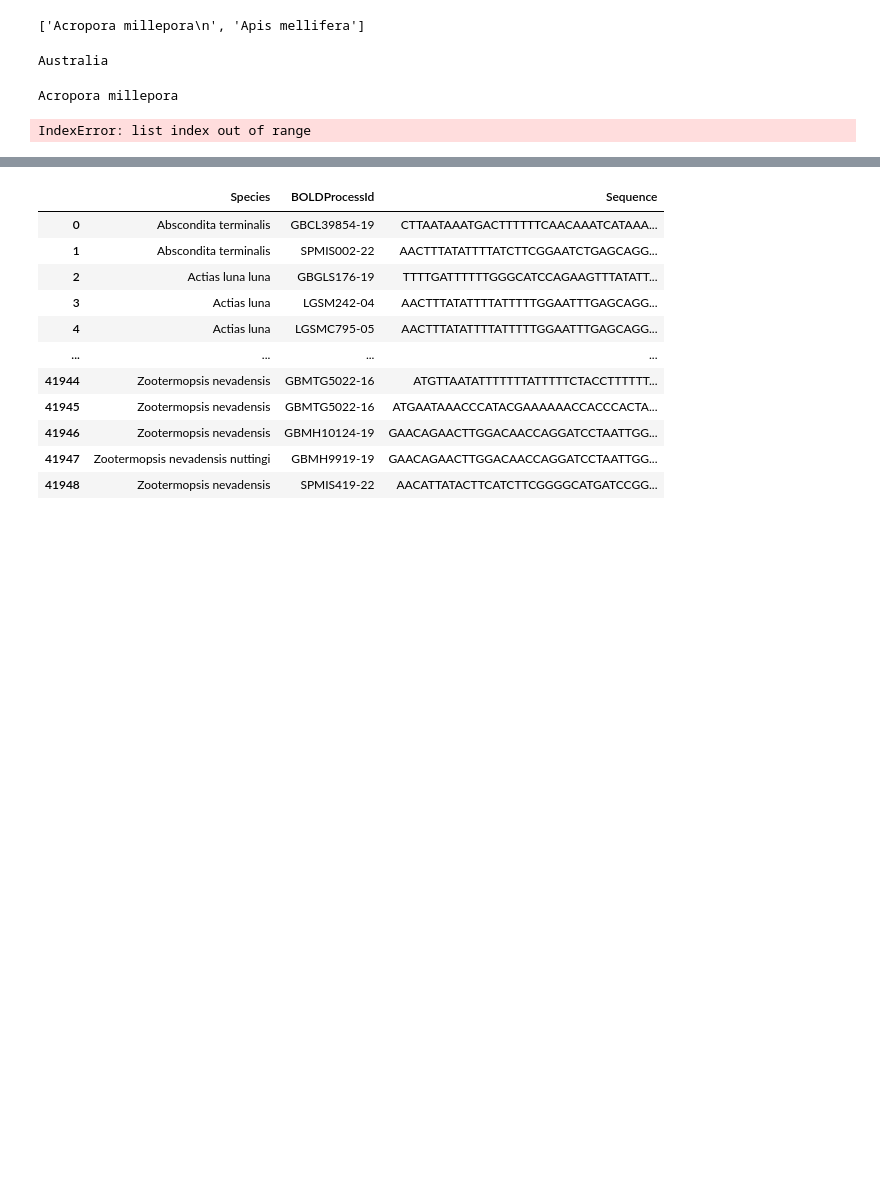
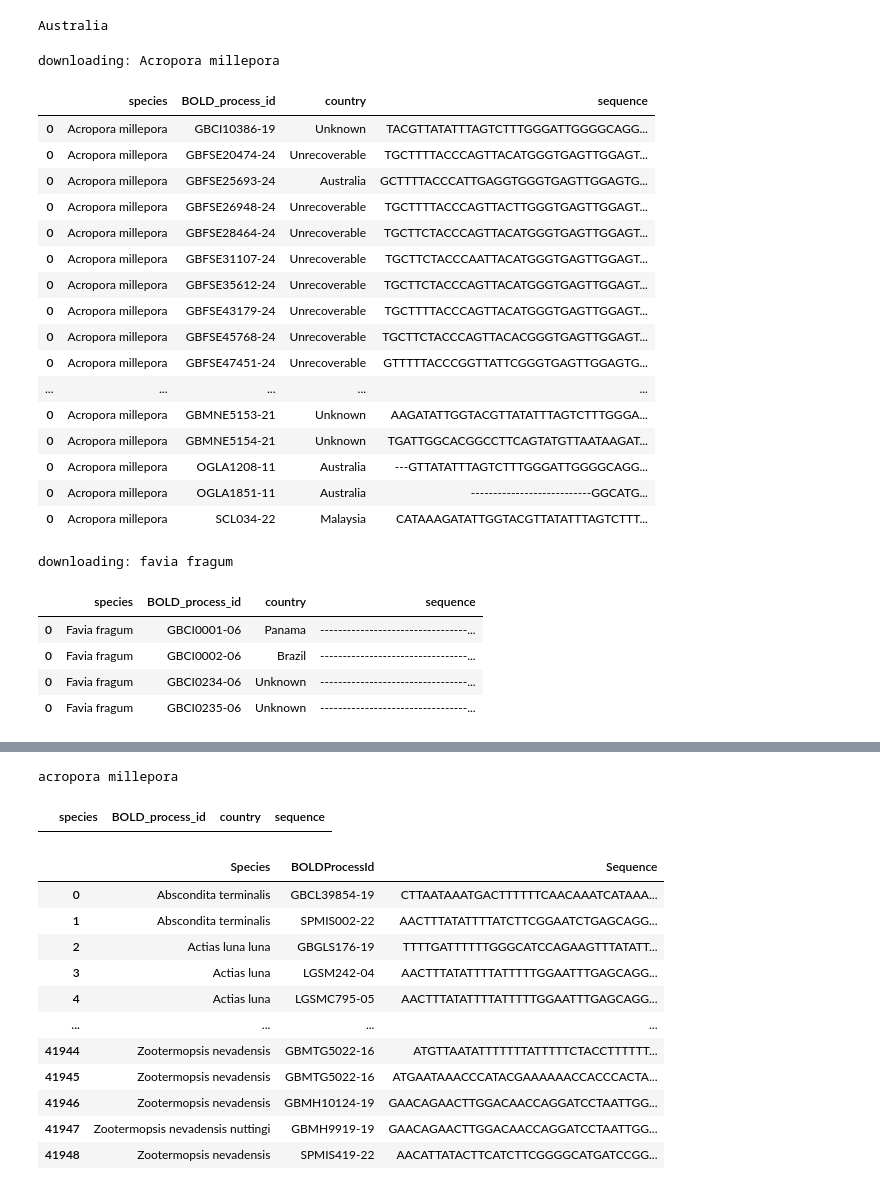
Before and after one commit to jnicolow/BOLD_spatial_proximity_clustering, a Jupyter notebook: 01-download_BOLD_sequences.ipynb, the cells around one changed output, grey strips where cells are left out. Saved outputs shown, nothing was run; the diff lists cells and outputs as text; code cells hidden in the pictures; blank space fills up the shorter version.

```diff
--- a/01-download_BOLD_sequences.ipynb
+++ b/01-download_BOLD_sequences.ipynb
@@ -26,8 +35,3 @@ results.to_csv(dna_data_path, index=False)
-# %%
-with open(os.path.join('bold', 'bold_queries', 'species_names.txt')) as f: lines = f.readlines()
-print(lines)
-# %% [output]
-['Acropora millepora\n', 'Apis mellifera']
 # %%
 import requests
 process_id = 'GBFSE25693-24'
@@ -44,9 +48,29 @@ Australia
 # %%
 from bold import boldAPI
 import importlib
 importlib.reload(boldAPI)
-
-boldAPI.get_sequences('Acropora millepora')
 # %% [output]
-Acropora millepora
+downloading: Acropora millepora
+|  | species | BOLD_process_id | country | sequence |
+| 0 | Acropora millepora | GBCI10386-19 | Unknown | TACGTTATATTTAGTCTTTGGGATTGGGGCAGG... |
+| 0 | Acropora millepora | GBFSE20474-24 | Unrecoverable | TGCTTTTACCCAGTTACATGGGTGAGTTGGAGT... |
+| 0 | Acropora millepora | GBFSE25693-24 | Australia | GCTTTTACCCATTGAGGTGGGTGAGTTGGAGTG... |
+| 0 | Acropora millepora | GBFSE26948-24 | Unrecoverable | TGCTTTTACCCAGTTACTTGGGTGAGTTGGAGT... |
+| 0 | Acropora millepora | GBFSE28464-24 | Unrecoverable | TGCTTCTACCCAGTTACATGGGTGAGTTGGAGT... |
+| 0 | Acropora millepora | GBFSE31107-24 | Unrecoverable | TGCTTCTACCCAATTACATGGGTGAGTTGGAGT... |
+| 0 | Acropora millepora | GBFSE35612-24 | Unrecoverable | TGCTTCTACCCAGTTACATGGGTGAGTTGGAGT... |
+| 0 | Acropora millepora | GBFSE43179-24 | Unrecoverable | TGCTTTTACCCAGTTACATGGGTGAGTTGGAGT... |
+| 0 | Acropora millepora | GBFSE45768-24 | Unrecoverable | TGCTTCTACCCAGTTACACGGGTGAGTTGGAGT... |
+| 0 | Acropora millepora | GBFSE47451-24 | Unrecoverable | GTTTTTACCCGGTTATTCGGGTGAGTTGGAGTG... |
+| ... | ... | ... | ... | ... |
+| 0 | Acropora millepora | GBMNE5153-21 | Unknown | AAGATATTGGTACGTTATATTTAGTCTTTGGGA... |
+| 0 | Acropora millepora | GBMNE5154-21 | Unknown | TGATTGGCACGGCCTTCAGTATGTTAATAAGAT... |
+| 0 | Acropora millepora | OGLA1208-11 | Australia | ---GTTATATTTAGTCTTTGGGATTGGGGCAGG... |
+| 0 | Acropora millepora | OGLA1851-11 | Australia | ---------------------------GGCATG... |
+| 0 | Acropora millepora | SCL034-22 | Malaysia | CATAAAGATATTGGTACGTTATATTTAGTCTTT... |
-IndexError: list index out of range
+downloading: favia fragum
+|  | species | BOLD_process_id | country | sequence |
+| 0 | Favia fragum | GBCI0001-06 | Panama | ---------------------------------... |
+| 0 | Favia fragum | GBCI0002-06 | Brazil | ---------------------------------... |
+| 0 | Favia fragum | GBCI0234-06 | Unknown | ---------------------------------... |
+| 0 | Favia fragum | GBCI0235-06 | Unknown | ---------------------------------... |
@@ -53,3 +78,8 @@ IndexError: list index out of range
+# %%
+boldAPI.get_sequences('acropora millepora')
+# %% [output]
+acropora millepora
+|  | species | BOLD_process_id | country | sequence |
 # %%
 results
 # %% [output]
```
Also changed, not shown: parts of 4 cells of this notebook, 1 other file.
